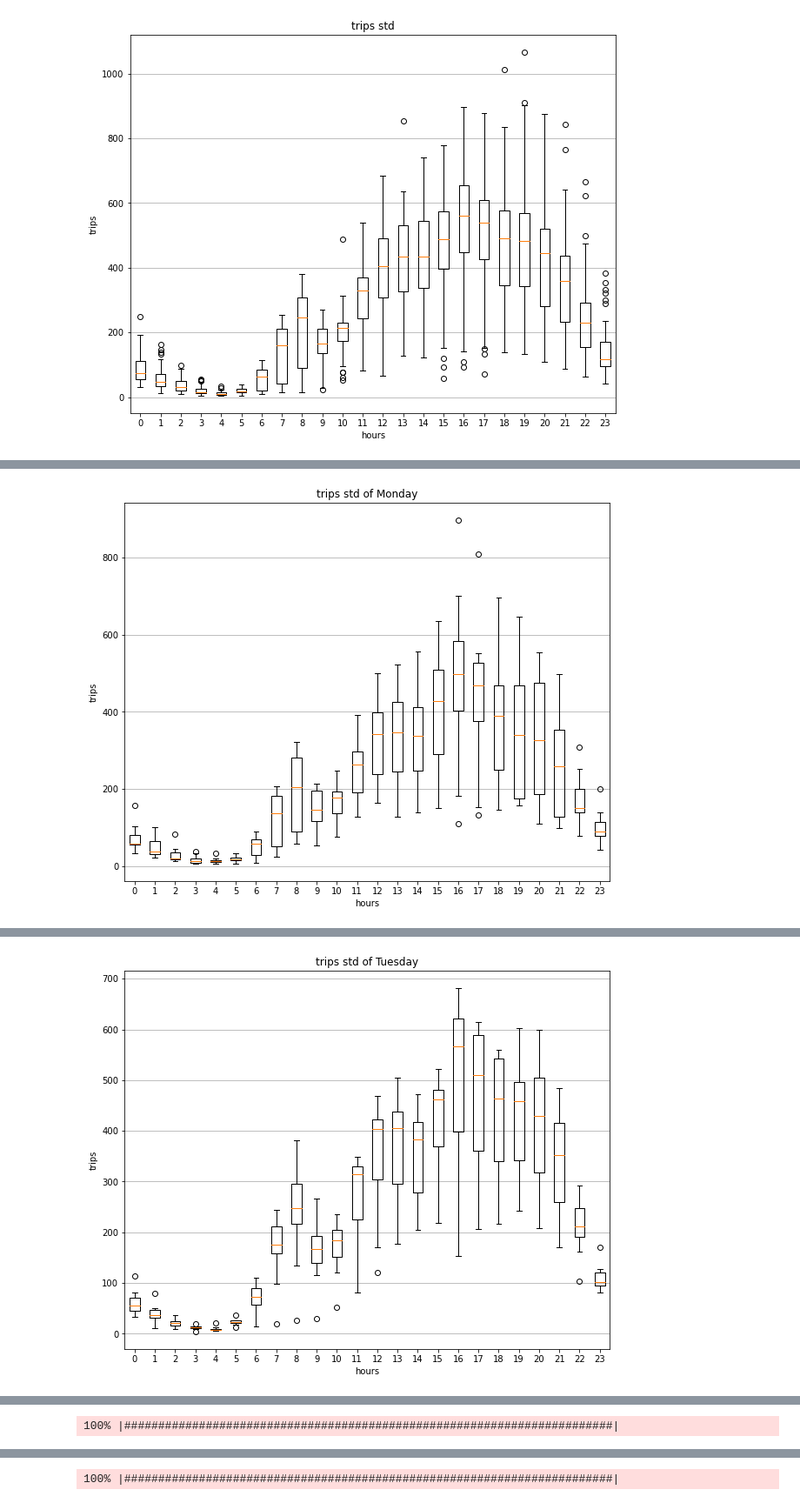
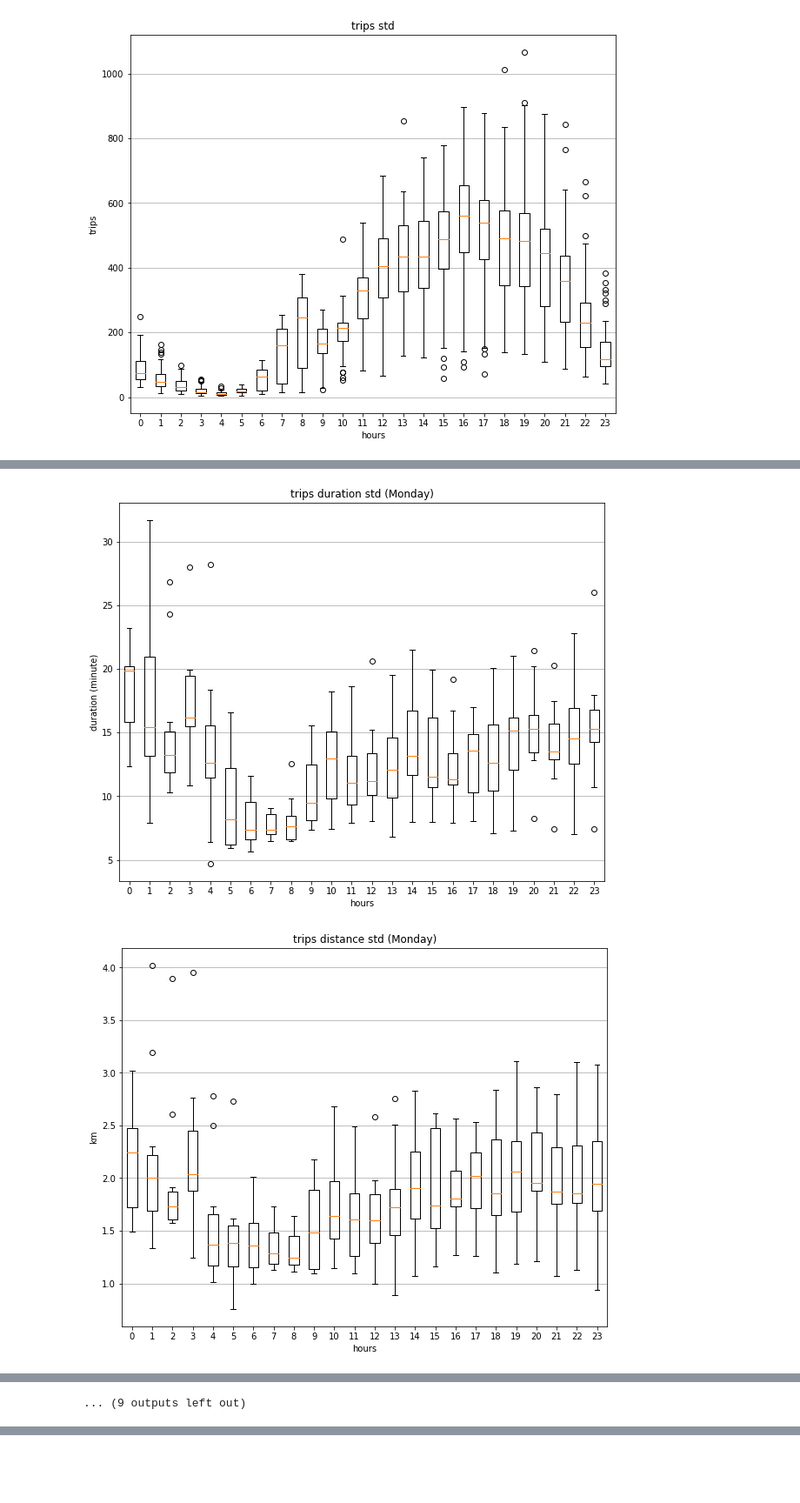
Before and after one commit to wwebeam6508/Development-of-Predictive-Model-for-Trip-Destination-of-Dockless-Shared-Scooters, a Jupyter notebook: Explorer.ipynb, the cells around one changed output, grey strips where cells are left out. Shown: that part at 87% size. Drawn from its saved outputs; the diff is of its cells as text; code cells hidden in the pictures; blank space fills up the shorter version.

```diff
--- a/Explorer.ipynb
+++ b/Explorer.ipynb
@@ -10,7 +10,7 @@ pbar = ProgressBar()
 for i in pbar(range(5)):
     print(i)
 plt.figure(figsize=(8, 6))
-df = pd.read_csv('ScooterData_July15_Sept27_2019.csv')
+df = pd.read_csv('Data/ScooterData_July15_Sept27_2019.csv')
 plt.title('trip duration (min)')
 plt.xlabel('duration')
 plt.ylabel('trips')
@@ -321,17 +321,24 @@ plt.show()
 hours = list(set(df['start_hour']))
 hours.sort()
 trips = []
-
+trips_distance = []
+trips_duration = []
 
 for i in range(24):
     trips.append([])
+    trips_distance.append([])
+    trips_duration.append([])
 pbar = ProgressBar()
 for i in pbar(range(len(df['start_hour']))):
     for index in (range(len(hours))):
         if df['start_hour'][i] == hours[index]:
             if i>0 and df['start_hour'][i-1] <= df['start_hour'][i]:
                 trips[index][len(trips[index])-1] = trips[index][len(trips[index])-1] + 1
+                trips_distance[index][len(trips[index])-1] = trips_distance[index][len(trips[index])-1] + df['trip_length_km'][i]
+                trips_duration[index][len(trips[index])-1] = trips_duration[index][len(trips[index])-1] + df['trip_duration_min'][i]
             else:
                 for j in range(24):
                     trips[j].append(1)
+                    trips_distance[j].append(df['trip_length_km'][i])
+                    trips_duration[j].append(df['trip_duration_min'][i])
 # %% [output]
@@ -338,0 +346,5 @@ for i in pbar(range(len(df['start_hour']))):
+# %%
+for i in range(len(trips)):
+    for j in range(len(trips[i])):
+        trips_distance[i][j] = trips_distance[i][j]/trips[i][j]
+        trips_duration[i][j] = trips_duration[i][j]/trips[i][j]
@@ -363,30 +401,55 @@ days.pop(0)
 
 for day in (range(len(days))):
     trips = []
+    trips_distance = []
+    trips_duration = []
     for i in range(24):
         trips.append([])
+        trips_distance.append([])
+        trips_duration.append([])
     pbar = ProgressBar()
     for i in pbar(range(len(df['start_hour']))):
         for index in (range(len(hours))):
             if df['start_hour'][i] == hours[index] and df['start_day_of_week'][i] == days[day]:
                 if i>0 and df['start_hour'][i-1] <= df['start_hour'][i]:
                     trips[index][len(trips[index])-1] = trips[index][len(trips[index])-1] + 1
+                    trips_distance[index][len(trips[index])-1] = trips_distance[index][len(trips[index])-1] + df['trip_length_km'][i]
+                    trips_duration[index][len(trips[index])-1] = trips_duration[index][len(trips[index])-1] + df['trip_duration_min'][i]
                 else:
                     for j in range(24):
                         trips[j].append(1)
+                        trips_distance[j].append(df['trip_length_km'][i])
+                        trips_duration[j].append(df['trip_duration_min'][i])
+    for i in range(len(trips)):
+        for j in range(len(trips[i])):
+            trips_distance[i][j] = trips_distance[i][j]/trips[i][j]
+            trips_duration[i][j] = trips_duration[i][j]/trips[i][j]
+
     only_alpha = ""
     for char in days[day]:
         if char.isalpha():
             only_alpha += char
     days[day] = only_alpha
     plt.figure(figsize=(10, 8))
-    plt.title('trips std of '+ days[day])
+    plt.title('trips duration std ('+ days[day] +')')
     plt.xlabel('hours')
-    plt.ylabel('trips')
+    plt.ylabel('duration (minute)')
     # Creating plot
-    plt.boxplot(trips)
+    plt.boxplot(trips_duration)
     plt.xticks([1,2,3,4,5,6,7,8,9,10,11,12,13,14,15,16,17,18,19,20,21,22,23,24], hours)
     plt.grid( axis='y')
     # show plot
     plt.show()
+
+    days[day] = only_alpha
+    plt.figure(figsize=(10, 8))
+    plt.title('trips distance std ('+ days[day] +')')
+    plt.xlabel('hours')
+    plt.ylabel('km')
+    # Creating plot
+    plt.boxplot(trips_distance)
+    plt.xticks([1,2,3,4,5,6,7,8,9,10,11,12,13,14,15,16,17,18,19,20,21,22,23,24], hours)
+    plt.grid( axis='y')
+    # show plot
+    plt.show()
 # %% [output]
@@ -394 +457,2 @@ for day in (range(len(days))):
-[figure, old version]
+[figure, new version]
+[figure, new version]
@@ -396 +459,0 @@ for day in (range(len(days))):
-[figure, old version]
@@ -401 +468 @@ for day in (range(len(days))):
-100% |########################################################################|
+... (9 outputs left out)
@@ -403 +468,0 @@ for day in (range(len(days))):
-100% |########################################################################|
```
Also changed, not shown: parts of 6 cells of this notebook, 9 other files.
